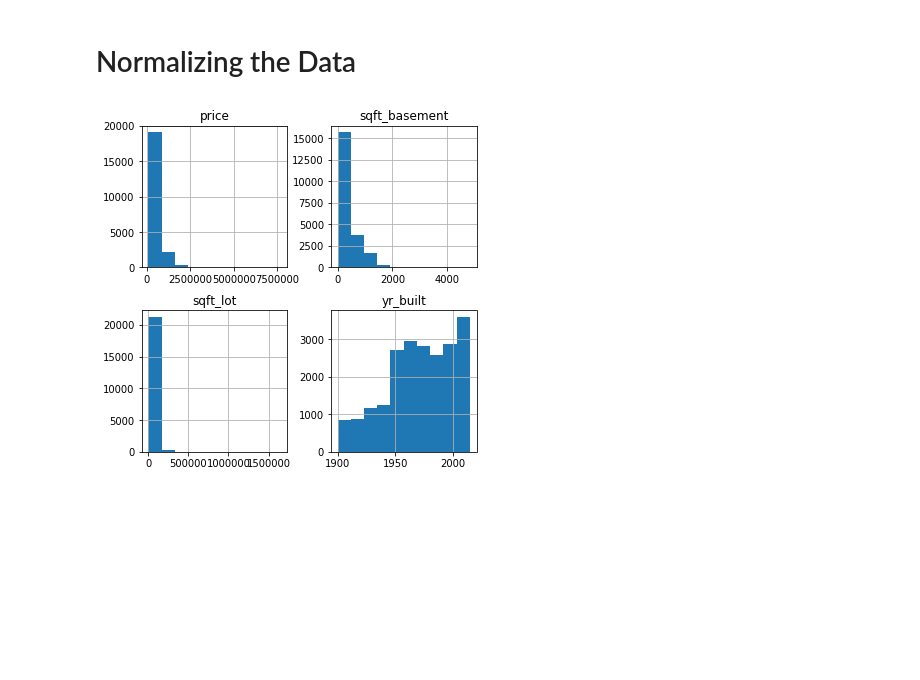
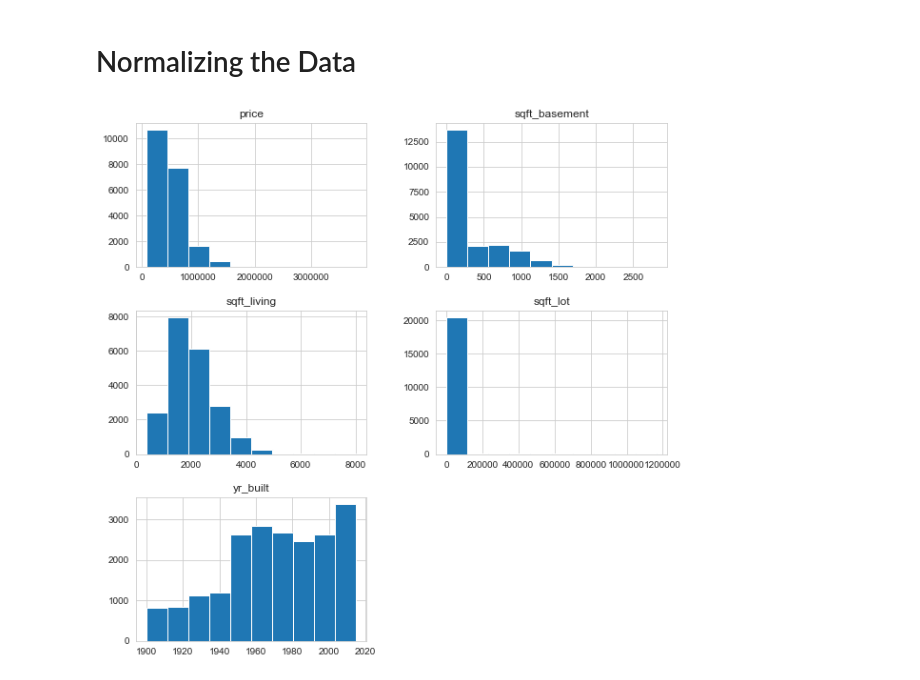
Before and after one commit to ssakbar092/dsc-mod-2-project-v2-1-onl01-dtsc-ft-041320, a Jupyter notebook: Final Project 2.ipynb, the cells around one changed output. Drawn from its saved outputs; the diff is of its cells as text; code cells hidden in the pictures; blank space fills up the shorter version.

```diff
--- a/Final Project 2.ipynb
+++ b/Final Project 2.ipynb
@@ -68,3 +114,11 @@ df.loc[df['yr_renovated'] > 0.0 , 'is_renovated'] = 1.0
+# %%
+# Adding new columns for predictions in later derivations
+
+df['month_sold'] = pd.DatetimeIndex(df['date']).month
+df['yr_sold'] = pd.DatetimeIndex(df['date']).year
+
+df['age'] = df['yr_sold'] - df['yr_built']
+df['perc'] = (df['sqft_lot'] - (df['sqft_above'] / df['floors'])) / df['sqft_lot']
 # %%
 df.head()
 # %% [output]
@@ -78,0 +168,11 @@ df.head()
+# %%
+# Use sns.violinplot to plot year_built vs. grade
+plt.figure(figsize=(10,10))
+sns.set_style("whitegrid")
+sns.barplot(x = "grade", y = "price", data=df)
+plt.title('Grade vs Price', fontsize=20)
+plt.xlabel('Grade', fontsize=15)
+plt.ylabel('Price', fontsize=15)
+plt.rc('xtick', labelsize=10)
+plt.rc('ytick', labelsize=10)
+plt.show()
@@ -194,6 +273,13 @@ is_renovated    0.074267      1.000000
 # %%
 # Since the Multicolinearity threshold value is 0.75,
-# sqft_living and sqft_above shows a colinearity of greater than 0.75,
-# So we drop the sqft_above as it reduces us in deriving linear regression with minimal error
-df_cont = df.drop(['sqft_above','sqft_living'], axis=1)
-df=df.drop(['sqft_above','sqft_living'],axis=1)
+# sqft_above shows a colinearity of greater than 0.75,
+# So we drop all the features that can cause multicolinearity as it reduces us in deriving linear regression with minimal error
+
+df=df.drop(['sqft_above','date', 'yr_renovated'],axis=1)
+# %%
+new_continuous = ['price','sqft_living','sqft_lot', 'yr_built','sqft_basement']
+df_cont = df[new_continuous]
+df_cat = df[categorical]
+
+# Displaying the head of the continous data column
+df_cont.head()
@@ -205,7 +314,6 @@ pd.plotting.scatter_matrix(df, figsize=(10,12));
 # Normalizing the Data
 # %%
 # Continous Variables in Non-Normal Distribution
-df[['price', 'sqft_lot','sqft_basement', 'yr_built','date']].hist(figsize  = [6, 6]);
-#
+df_cont[['price','sqft_living','sqft_lot', 'yr_built','sqft_basement']].hist(figsize  = [10,10]);
 # %% [output]
-[figure, old version]
+[figure, new version]
```
Also changed, not shown: parts of 92 cells of this notebook.
